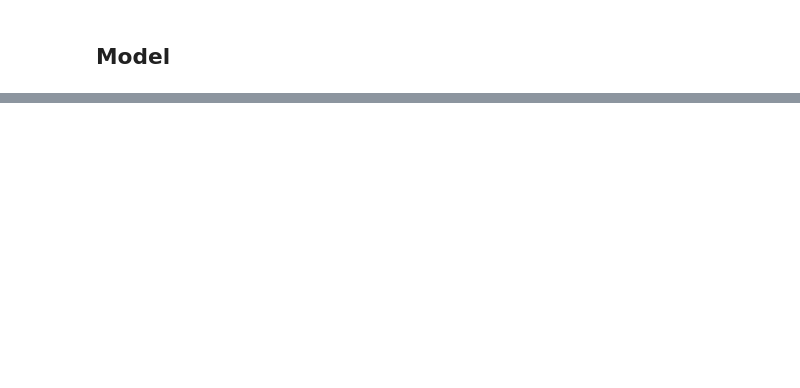
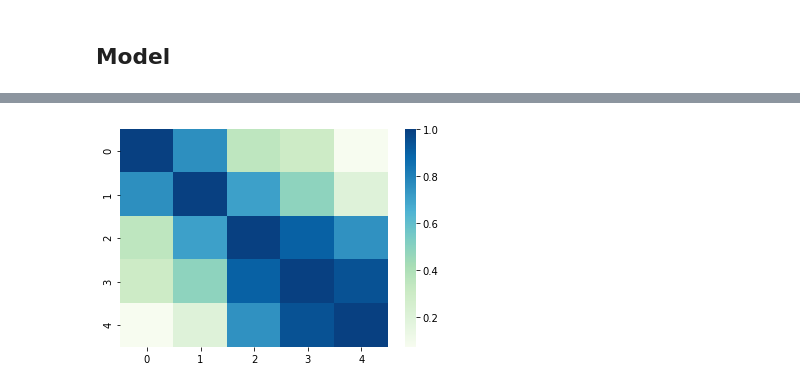
Before and after one commit to riddhi0101/Learning-NeuralNets, a Jupyter notebook: newModel.ipynb, the cells around one changed output, grey strips where cells are left out. Cells and saved outputs as stored; diff of their text form; code cells hidden in the pictures; blank space fills up the shorter version.

```diff
--- a/newModel.ipynb
+++ b/newModel.ipynb
@@ -279,0 +532,5 @@ torch.Size([1, 10])
+# %%
+sim3= np.matmul(avgnet12m,np.transpose(avgnet12m))
+hm = sns.heatmap(sim3, xticklabels=x, yticklabels=x, cmap="GnBu")
+# %% [output]
+[figure, added]
```
Also changed, not shown: parts of 17 cells of this notebook.
